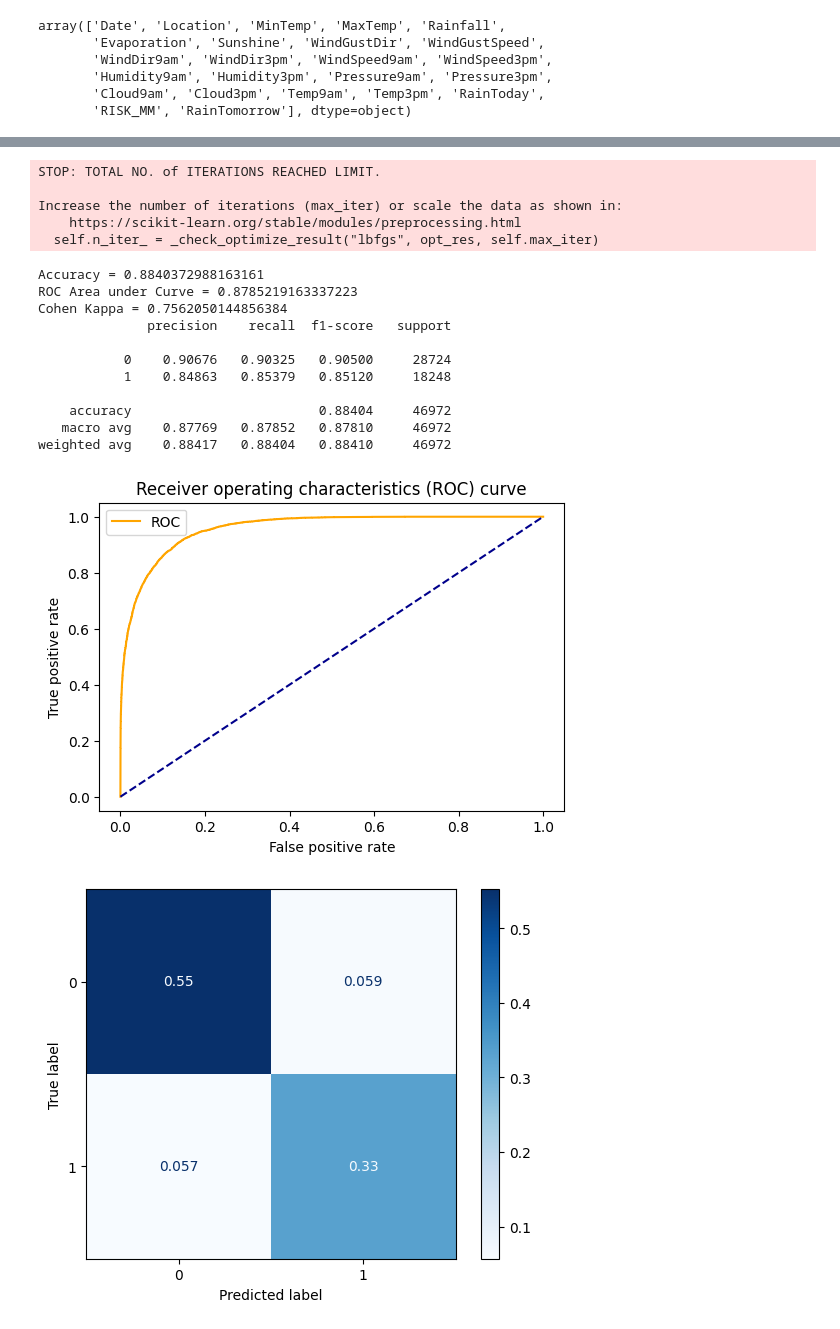
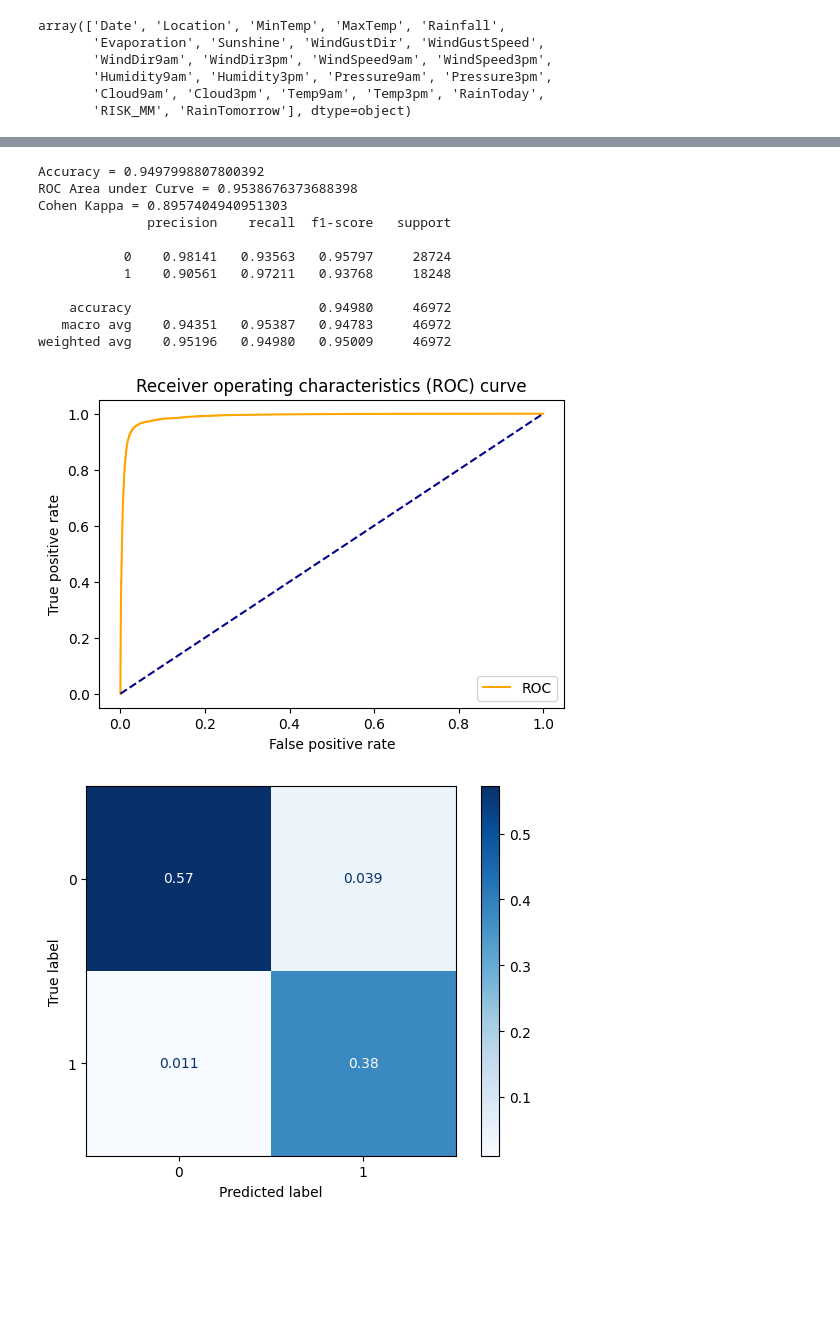
Before and after one commit to dikaizm/rainfall-prediction-ml, a Jupyter notebook: notebooks/3.0-modeling.ipynb, the cells around one changed output, grey strips where cells are left out. Saved outputs shown, nothing was run; the diff lists cells and outputs as text; code cells hidden in the pictures; blank space fills up the shorter version.

```diff
--- a/notebooks/3.0-modeling.ipynb
+++ b/notebooks/3.0-modeling.ipynb
@@ -179,28 +174,26 @@ weighted avg    0.87487   0.87437   0.87458     46972
 # %%
 # XGBoost
 from xgboost import XGBClassifier
+from sklearn.model_selection import GridSearchCV
+
 params_xgb = {
     'n_estimators': 500,
     'max_depth': 16
 }
 model_xgb = XGBClassifier(**params_xgb)
-model_xgb, accuracy_xgb, roc_auc_xgb, coh_kap_xgb, tt_xgb = run_model(model_nn, X_train, y_train, X_test, y_test)
+
+model_xgb, accuracy_xgb, roc_auc_xgb, coh_kap_xgb, tt_xgb = run_model(model_xgb, X_train, y_train, X_test, y_test)
 # %% [output]
-STOP: TOTAL NO. of ITERATIONS REACHED LIMIT.
+Accuracy = 0.9497998807800392
+ROC Area under Curve = 0.9538676373688398
+Cohen Kappa = 0.8957404940951303
+              precision    recall  f1-score   support
 
-Increase the number of iterations (max_iter) or scale the data as shown in:
-    https://scikit-learn.org/stable/modules/preprocessing.html
-  self.n_iter_ = _check_optimize_result("lbfgs", opt_res, self.max_iter)
+           0    0.98141   0.93563   0.95797     28724
+           1    0.90561   0.97211   0.93768     18248
+
+    accuracy                        0.94980     46972
+   macro avg    0.94351   0.95387   0.94783     46972
+weighted avg    0.95196   0.94980   0.95009     46972
-Accuracy = 0.8840372988163161
-ROC Area under Curve = 0.8785219163337223
-Cohen Kappa = 0.7562050144856384
-              precision    recall  f1-score   support
-
-           0    0.90676   0.90325   0.90500     28724
-           1    0.84863   0.85379   0.85120     18248
-
-    accuracy                        0.88404     46972
-   macro avg    0.87769   0.87852   0.87810     46972
-weighted avg    0.88417   0.88404   0.88410     46972
-[figure, old version]
+[figure, new version]
-[figure, old version]
+[figure, new version]
```
Also changed, not shown: parts of 7 cells of this notebook, 2 other files.
